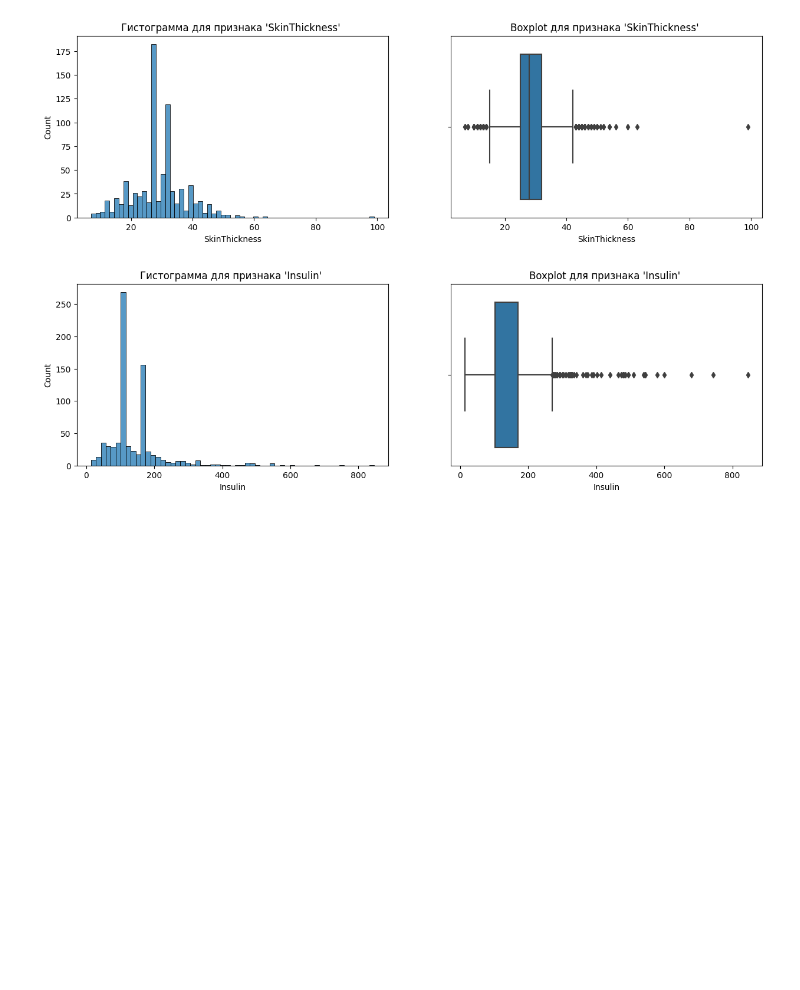
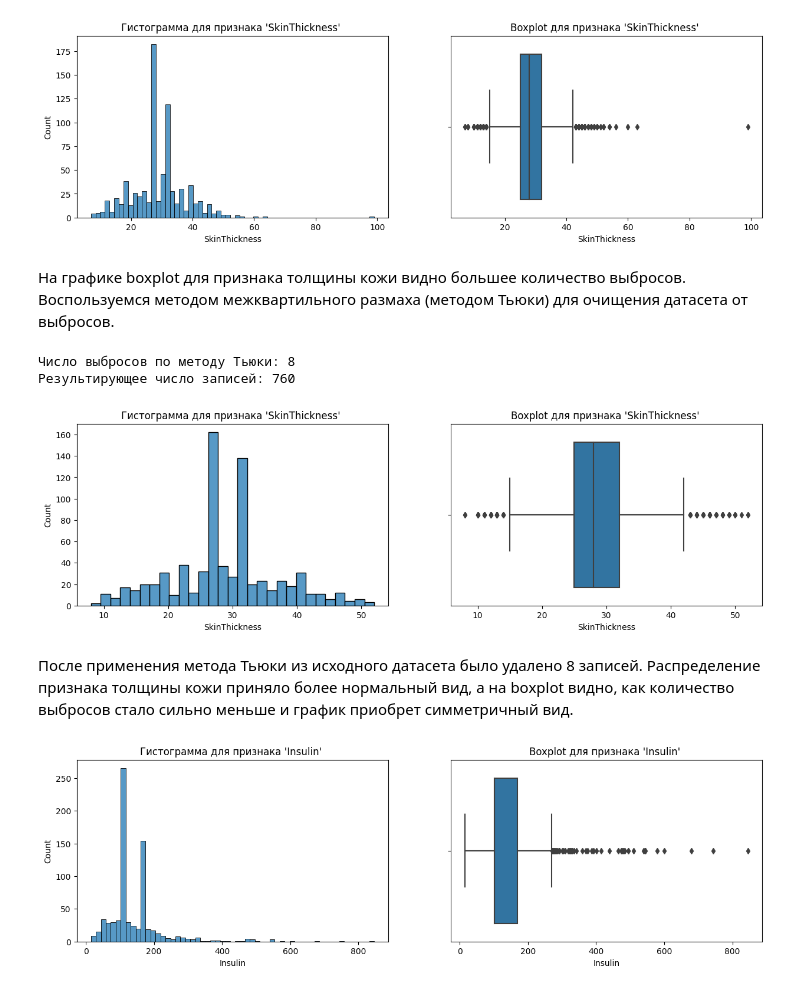
Before and after one commit to Nadarsa/sf_data_science, a Jupyter notebook: PROJECT-FINAL/graduation_project.ipynb, the cells around one changed output. Saved outputs shown, nothing was run; the diff lists cells and outputs as text; code cells hidden in the pictures; blank space fills up the shorter version.

```diff
--- a/PROJECT-FINAL/graduation_project.ipynb
+++ b/PROJECT-FINAL/graduation_project.ipynb
@@ -297,5 +295,45 @@ boxplot = sns.boxplot(data=data, x='SkinThickness', ax=axes[1]);
 boxplot.set_title("Boxplot для признака 'SkinThickness' ");
 # %% [output]
 [figure]
+# %% [markdown]
+На графике boxplot для признака толщины кожи видно большее количество выбросов. Воспользуемся методом межквартильного размаха (методом Тьюки) для очищения датасета от выбросов.
+# %%
+def outliers_iqr(data, feature):
+    """Эта функция определеяет выбросы по методу Тьюки и очищает от них исходный датасет
+    Args:
+        data (DataFrame): DataFrame
+        feature (object): признак, по которому ищутся выбросы
+
+    Returns:
+       outliers (DataFrame): датасет с выбросами
+       cleaned (DataFrame): очищенный от выбросов датасет
+    """
+
+    x = data[feature]
+    quartile_1, quartile_3 = x.quantile(0.25), x.quantile(0.75),
+    iqr = quartile_3 - quartile_1
+    lower_bound = quartile_1 - (iqr * 2.5) # сделаем небольшое послабление границ, учитывая маленькие размеры исходного датасета
+    upper_bound = quartile_3 + (iqr * 3) # учитываем ассиметрию распределения и длину правого хвоста
+    outliers = data[(x<lower_bound) | (x > upper_bound)]
+    cleaned = data[(x>lower_bound) & (x < upper_bound)]
+    return outliers, cleaned
+# %%
+outliers, cleaned = outliers_iqr(data, 'SkinThickness')
+print(f'Число выбросов по методу Тьюки: {outliers.shape[0]}')
+print(f'Результирующее число записей: {cleaned.shape[0]}')
+# %% [output]
+Число выбросов по методу Тьюки: 8
+Результирующее число записей: 760
+# %%
+# график после очистки от выбросов согласно методу Тьюки
+fig, axes = plt.subplots(nrows=1, ncols=2, figsize=(15, 4))
+histplot = sns.histplot(data=cleaned, x='SkinThickness', ax=axes[0]);
+histplot.set_title("Гистограмма для признака 'SkinThickness' ");
+boxplot = sns.boxplot(data=cleaned, x='SkinThickness', ax=axes[1]);
+boxplot.set_title("Boxplot для признака 'SkinThickness' ");
+# %% [output]
+[figure, added]
+# %% [markdown]
+После применения метода Тьюки из исходного датасета было удалено 8 записей. Распределение признака толщины кожи приняло более нормальный вид, а на boxplot видно, как количество выбросов стало сильно меньше и график приобрет симметричный вид.
 # %%
 fig, axes = plt.subplots(nrows=1, ncols=2, figsize=(15, 4))
```
Also changed, not shown: parts of 28 cells of this notebook, 1 other file.
